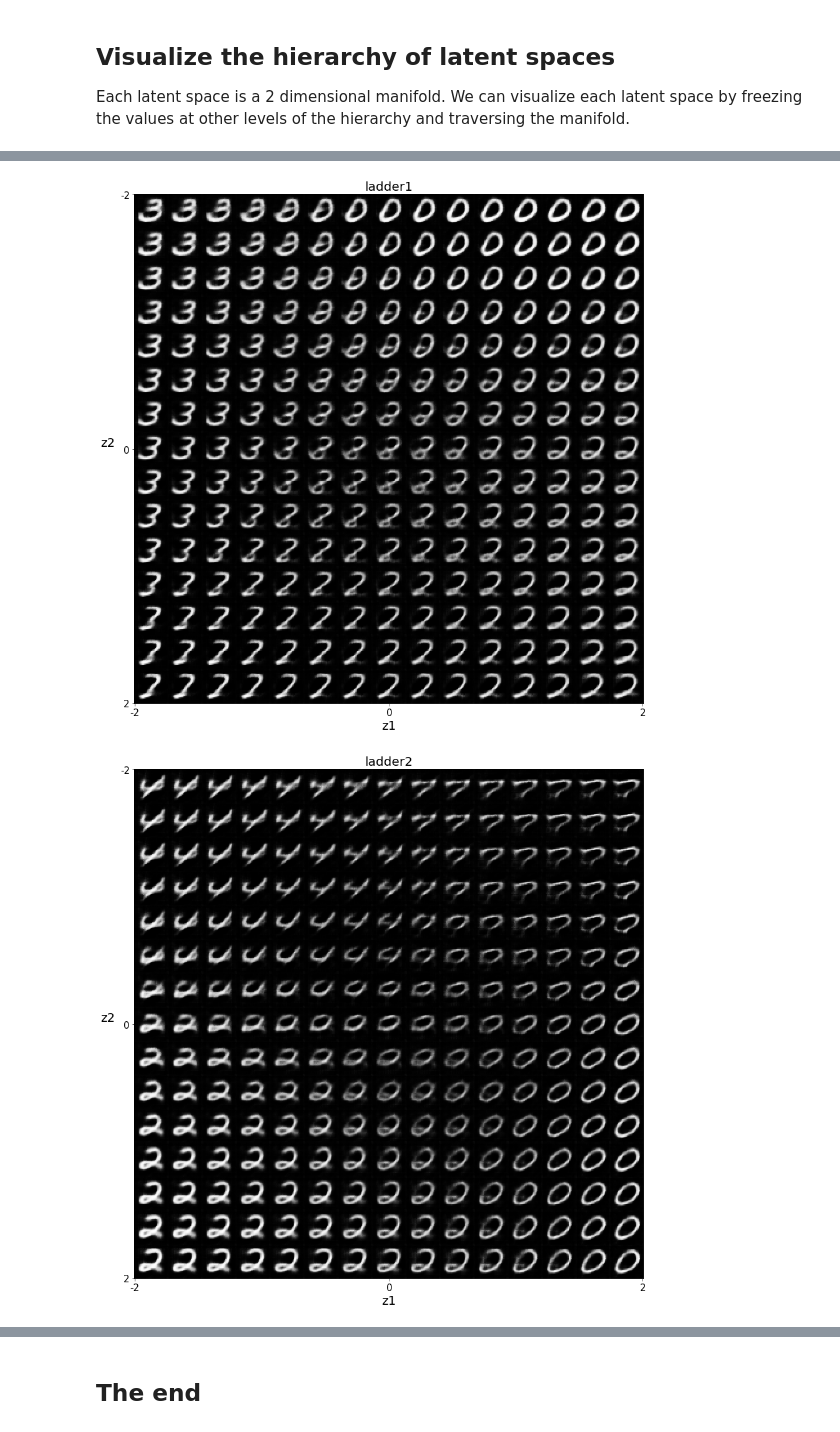
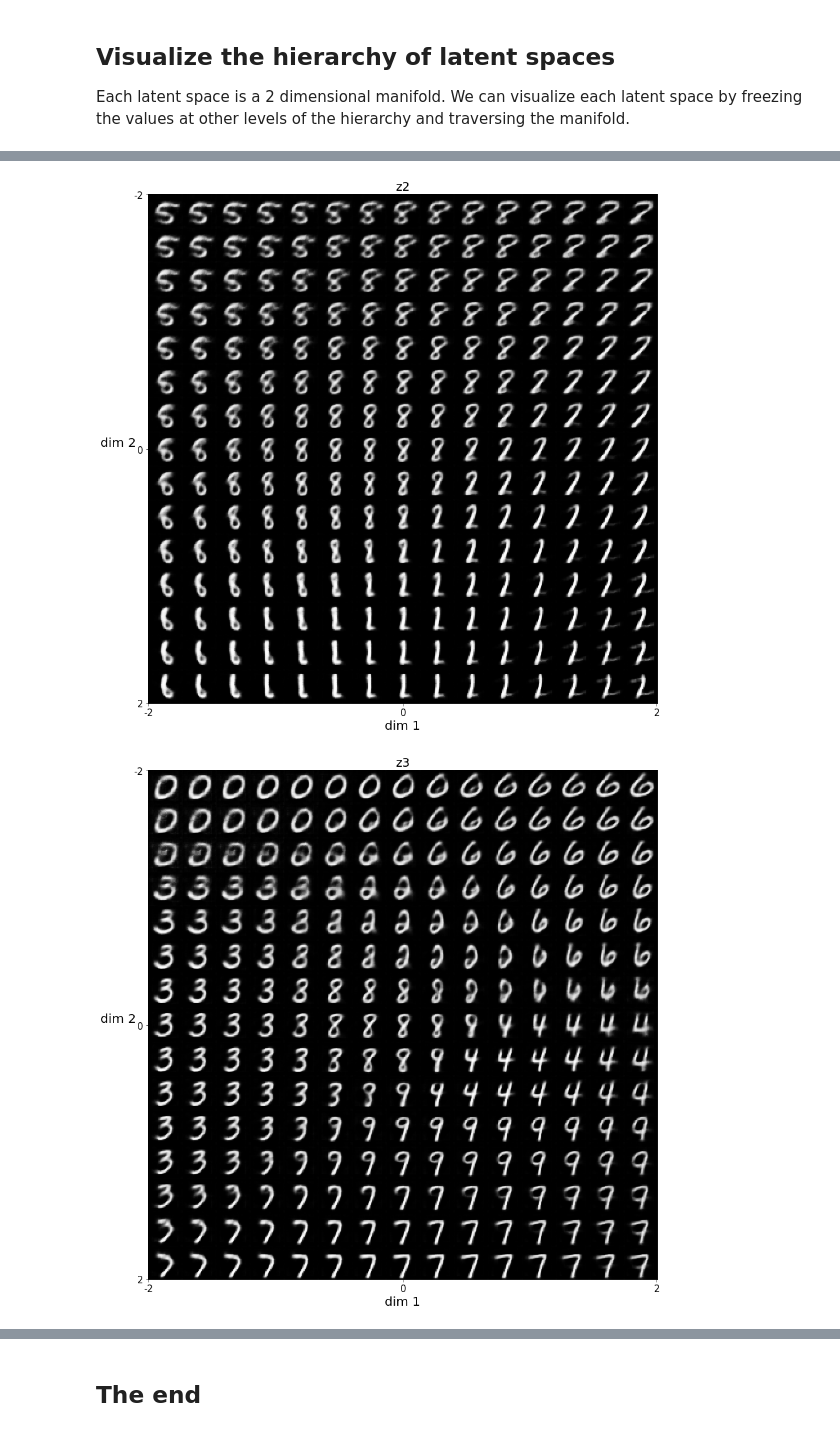
Before and after one commit to psoulos/hierarchical-features, a Jupyter notebook: Analysis.ipynb, the cells around one changed output, grey strips where cells are left out. Saved outputs shown, nothing was run; the diff lists cells and outputs as text; code cells hidden in the pictures.

```diff
--- a/Analysis.ipynb
+++ b/Analysis.ipynb
@@ -54,8 +54,7 @@ latent_code_y = np.linspace(-2.0, 2.0, num=num_rows)
 
 def visualize_manifold(ladder, codes_index):
     canvas = np.empty((28*num_rows, 28*num_cols))
-    #new_codes = codes.copy()
-    new_codes = codes
+    new_codes = codes.copy()
     for i, yi in enumerate(latent_code_y):
         for j, xi in enumerate(latent_code_x):
             new_codes[ladder][codes_index] = [xi, yi]
@@ -67,13 +66,14 @@ def visualize_manifold(ladder, codes_index):
             canvas[i*28:(i+1)*28, j*28:(j+1)*28] = np.squeeze(output[codes_index])
     fig, ax1 = plt.subplots(1,1,figsize=(15, 15))
     ax1.imshow(canvas, cmap='gray')
-    ax1.set_title(ladder, fontsize=20)
+    title = 'z1' if ladder == 'ladder0' else 'z2' if ladder == 'ladder1' else 'z3'
+    ax1.set_title(title, fontsize=20)
     ax1.set_xticks([0, canvas.shape[1] / 2, canvas.shape[1]-1])
     ax1.set_xticklabels([-2, 0, 2], fontsize=15)
     ax1.set_yticks([0, canvas.shape[0] / 2, canvas.shape[0]-1])
     ax1.set_yticklabels([-2, 0, 2], fontsize=15)
-    ax1.set_xlabel('z1', fontsize=20)
-    ax1.set_ylabel('z2', fontsize=20, rotation=0, labelpad=20)
+    ax1.set_xlabel('dim 1', fontsize=20)
+    ax1.set_ylabel('dim 2', fontsize=20, rotation=0, labelpad=25)
     plt.show()
 # %%
 # Due to batch norm, we need to use a large of batch even when we're only trying to generate a single sample
@@ -82,23 +82,15 @@ def visualize_manifold(ladder, codes_index):
 output, codes = model.generate_samples()
 codes_index = 6
 
-codes['ladder2'][codes_index] = [0, 1.8]
-codes['ladder1'][codes_index] = [1.8, 0]
-codes['ladder0'][codes_index] = [0, 0]
+codes['ladder2'][codes_index] = [0, 0]
+codes['ladder1'][codes_index] = [0, 0]
 canvas = visualize_manifold('ladder0', codes_index)
 
-codes['ladder2'][codes_index] = [0, 1.8]
-codes['ladder1'][codes_index] = [0, 0]
-codes['ladder0'][codes_index] = [-1, 1]
+codes['ladder2'][codes_index] = [0, 0]
+codes['ladder0'][codes_index] = [0, 0]
 canvas = visualize_manifold('ladder1', codes_index)
 
-codes['ladder2'][codes_index] = [0, 1.8]
-codes['ladder1'][codes_index] = [1.8, 0]
-codes['ladder0'][codes_index] = [-1, 1]
+codes['ladder1'][codes_index] = [0, 0]
+codes['ladder0'][codes_index] = [0, 0]
 canvas = visualize_manifold('ladder2', codes_index)
-
-
-#visualize_manifold('ladder0', codes_index)
-#visualize_manifold('ladder1', codes_index)
-#visualize_manifold('ladder2', codes_index)
 # %% [output]
@@ -106,2 +98,2 @@ canvas = visualize_manifold('ladder2', codes_index)
-[figure, old version]
+[figure, new version]
-[figure, old version]
+[figure, new version]
```
Also changed, not shown: parts of 5 cells of this notebook, 2 other files.
